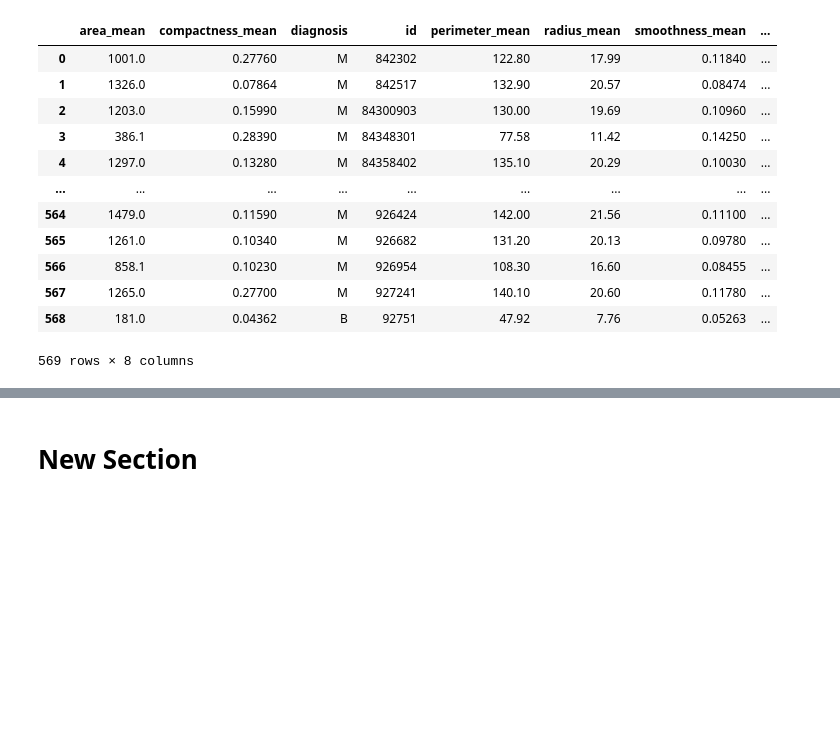
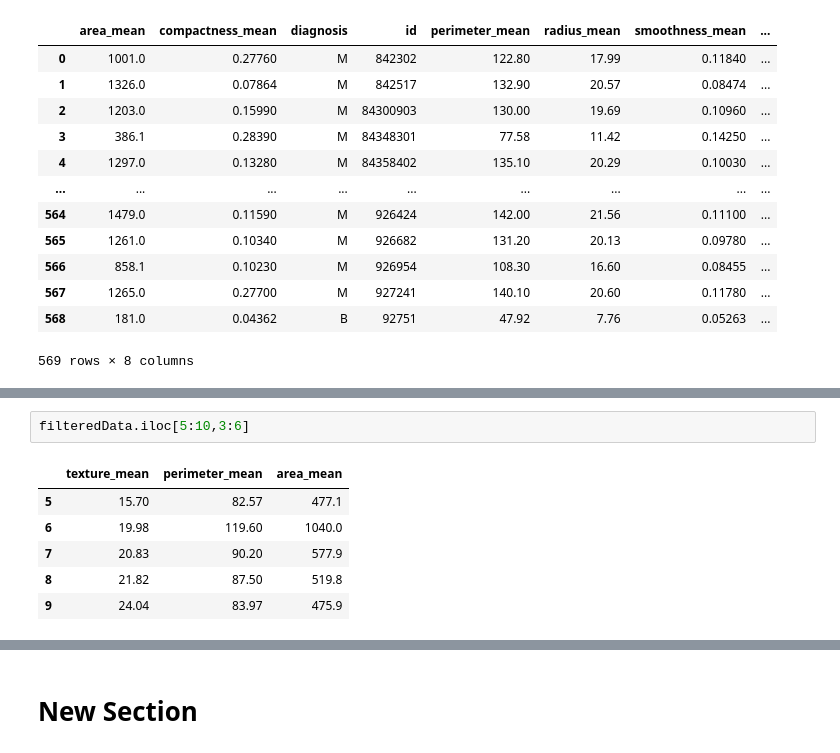
Before and after one commit to sunilchaurha/python-learning, a Jupyter notebook: Panda-1.ipynb, the cells around one changed output, grey strips where cells are left out. Drawn from its saved outputs; the diff is of its cells as text; blank space fills up the shorter version.

```diff
--- a/Panda-1.ipynb
+++ b/Panda-1.ipynb
@@ -64 +65,10 @@ filteredData.sort_values(by="id", ascending=True)
 569 rows × 8 columns
+# %%
+filteredData.iloc[5:10,3:6]
+# %% [output]
+|  | texture_mean | perimeter_mean | area_mean |
+| 5 | 15.70 | 82.57 | 477.1 |
+| 6 | 19.98 | 119.60 | 1040.0 |
+| 7 | 20.83 | 90.20 | 577.9 |
+| 8 | 21.82 | 87.50 | 519.8 |
+| 9 | 24.04 | 83.97 | 475.9 |
```
Also changed, not shown: parts of 6 cells of this notebook.
